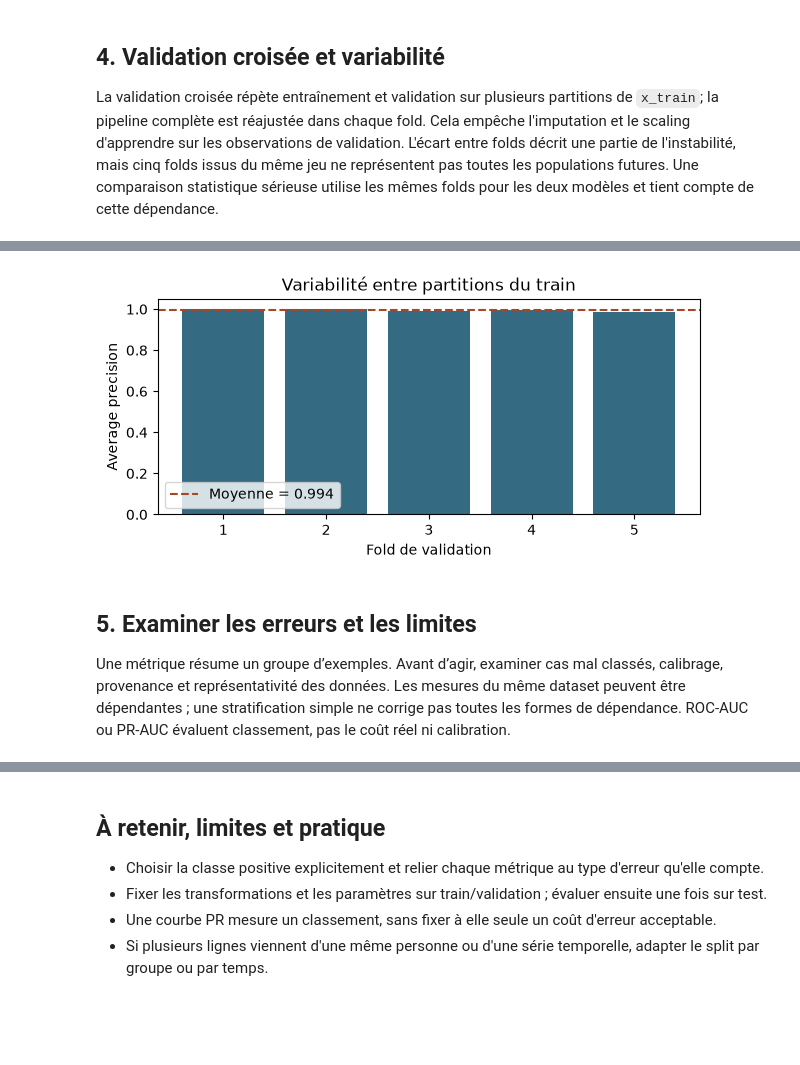
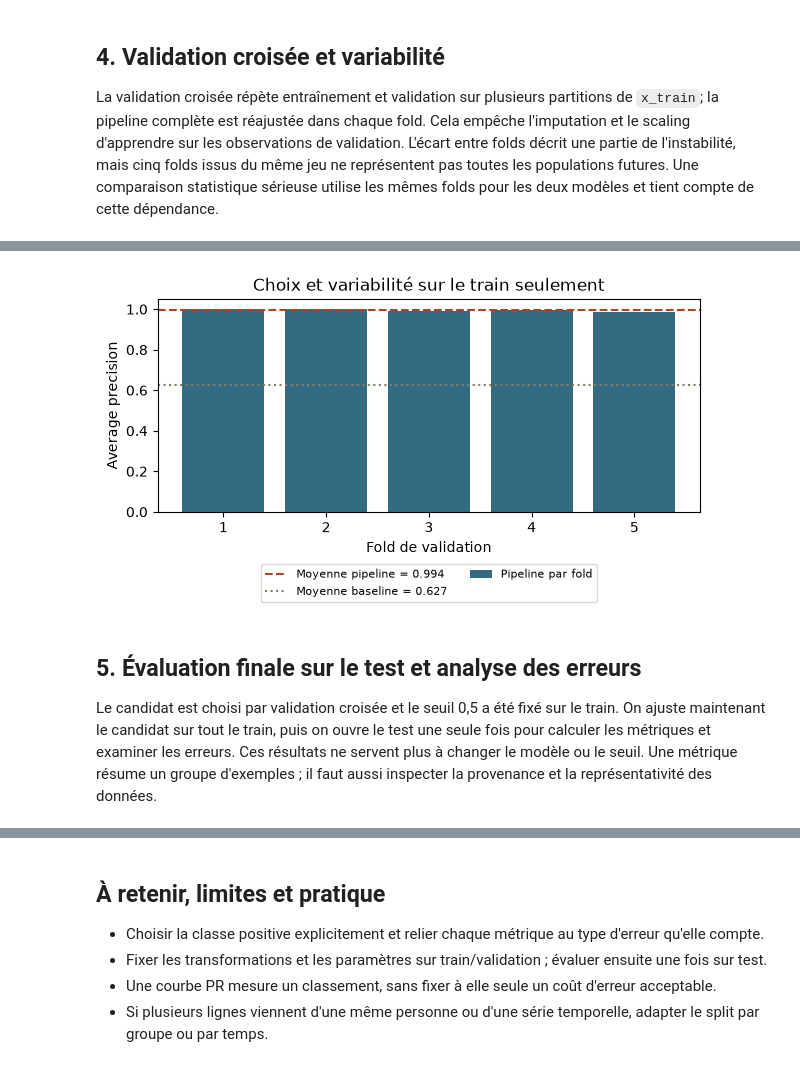
Before and after one commit to BADR-JOULAlI/ml-dl-learning-hub, a Jupyter notebook: modules/05-model-evaluation/01_classification.ipynb, the cells around one changed output, grey strips where cells are left out. Cells and saved outputs as stored; diff of their text form; code cells hidden in the pictures; blank space fills up the shorter version.

```diff
--- a/modules/05-model-evaluation/01_classification.ipynb
+++ b/modules/05-model-evaluation/01_classification.ipynb
@@ -24,11 +24,10 @@ from sklearn.preprocessing import StandardScaler
 data = load_breast_cancer(as_frame=True)
 X, y = data.data, data.target
 x_train, x_test, y_train, y_test = train_test_split(X, y, test_size=0.25, stratify=y, random_state=21)
-baseline = DummyClassifier(strategy='most_frequent').fit(x_train, y_train)
-model = make_pipeline(SimpleImputer(strategy='median'), StandardScaler(), LogisticRegression(max_iter=2_000))
-model.fit(x_train, y_train)
-print('Baseline accuracy :', round(accuracy_score(y_test, baseline.predict(x_test)), 3))
-print('Modèle accuracy :', round(accuracy_score(y_test, model.predict(x_test)), 3))
+baseline = DummyClassifier(strategy='most_frequent')
+model = make_pipeline(SimpleImputer(strategy='median'), StandardScaler(),
+                      LogisticRegression(max_iter=2_000))
+print('Observations train :', len(x_train), '| observations test gardées à part :', len(x_test))
 # %% [markdown]
 ## 2. Matrice de confusion : des comptes aux métriques
 
@@ -102,17 +148,30 @@ La validation croisée répète entraînement et validation sur plusieurs partit
 # %%
 cv = StratifiedKFold(n_splits=5, shuffle=True, random_state=21)
-fold_scores = cross_val_score(model, x_train, y_train, cv=cv, scoring='average_precision')
-print('AP par fold :', fold_scores.round(3))
-print('Moyenne ± écart-type :', round(fold_scores.mean(), 3), '±', round(fold_scores.std(), 3))
+fold_scores = cross_val_score(model, x_train, y_train, cv=cv,
+                              scoring='average_precision')
+baseline_fold_scores = cross_val_score(baseline, x_train, y_train, cv=cv,
+                                       scoring='average_precision')
+selected_name = 'pipeline logistique' if fold_scores.mean() > baseline_fold_scores.mean() else 'baseline'
+selected_model = model if selected_name == 'pipeline logistique' else baseline
+print('AP pipeline par fold :', fold_scores.round(3))
+print('AP baseline par fold :', baseline_fold_scores.round(3))
+print('Modèle retenu sur validation croisée :', selected_name)
 # %%
-fig, ax = plt.subplots(figsize=(7, 2.8))
-ax.bar(range(1, len(fold_scores) + 1), fold_scores, color='#346b82')
-ax.axhline(fold_scores.mean(), color='#a74728', linestyle='--', label=f'Moyenne = {fold_scores.mean():.3f}')
-ax.set(xlabel='Fold de validation', ylabel='Average precision', ylim=(0, 1.05), title='Variabilité entre partitions du train')
-ax.legend(); plt.show()
+fig, ax = plt.subplots(figsize=(7, 3.8))
+ax.bar(range(1, len(fold_scores) + 1), fold_scores,
+       color='#346b82', label='Pipeline par fold')
+ax.axhline(fold_scores.mean(), color='#a74728', linestyle='--',
+           label=f'Moyenne pipeline = {fold_scores.mean():.3f}')
+ax.axhline(baseline_fold_scores.mean(), color='#8a7b68', linestyle=':',
+           label=f'Moyenne baseline = {baseline_fold_scores.mean():.3f}')
+ax.set(xlabel='Fold de validation', ylabel='Average precision', ylim=(0, 1.05),
+       title='Choix et variabilité sur le train seulement')
+ax.legend(loc='upper center', bbox_to_anchor=(0.5, -0.22), ncol=2, fontsize=8)
+fig.subplots_adjust(bottom=0.32)
+plt.show()
 # %% [output]
-[figure, old version]
+[figure, new version]
 # %% [markdown]
-## 5. Examiner les erreurs et les limites
+## 5. Évaluation finale sur le test et analyse des erreurs
 
-Une métrique résume un groupe d’exemples. Avant d’agir, examiner cas mal classés, calibrage, provenance et représentativité des données. Les mesures du même dataset peuvent être dépendantes ; une stratification simple ne corrige pas toutes les formes de dépendance. ROC-AUC ou PR-AUC évaluent classement, pas le coût réel ni calibration.
+Le candidat est choisi par validation croisée et le seuil 0,5 a été fixé sur le train. On ajuste maintenant le candidat sur tout le train, puis on ouvre le test une seule fois pour calculer les métriques et examiner les erreurs. Ces résultats ne servent plus à changer le modèle ou le seuil. Une métrique résume un groupe d'exemples ; il faut aussi inspecter la provenance et la représentativité des données.
```
Also changed, not shown: parts of 8 cells of this notebook, 13 other files.
